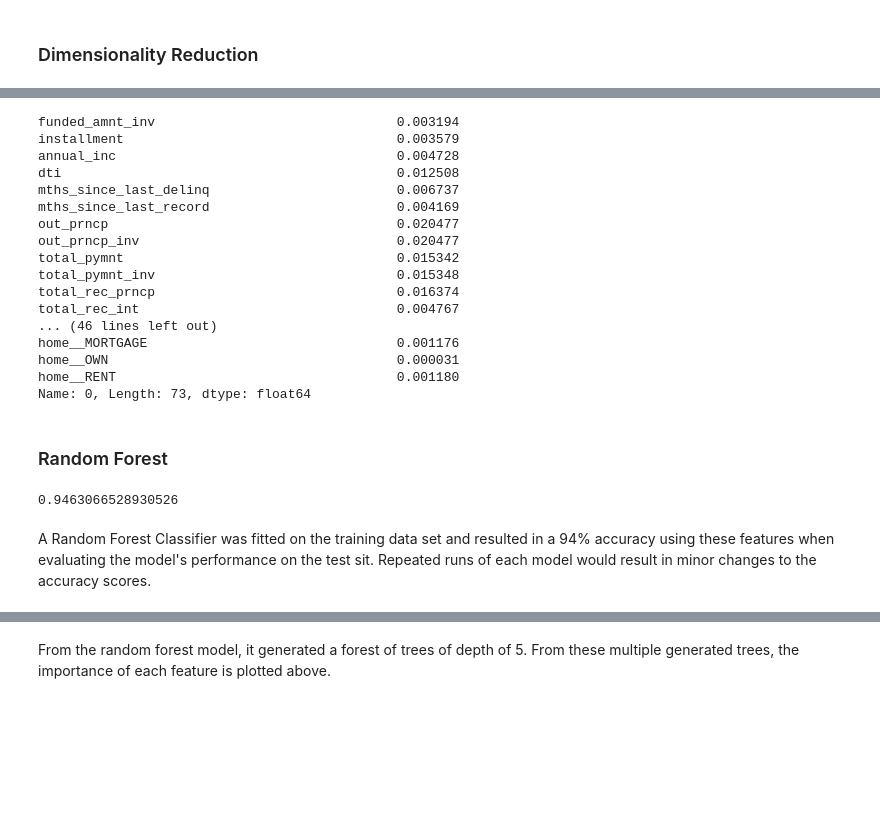
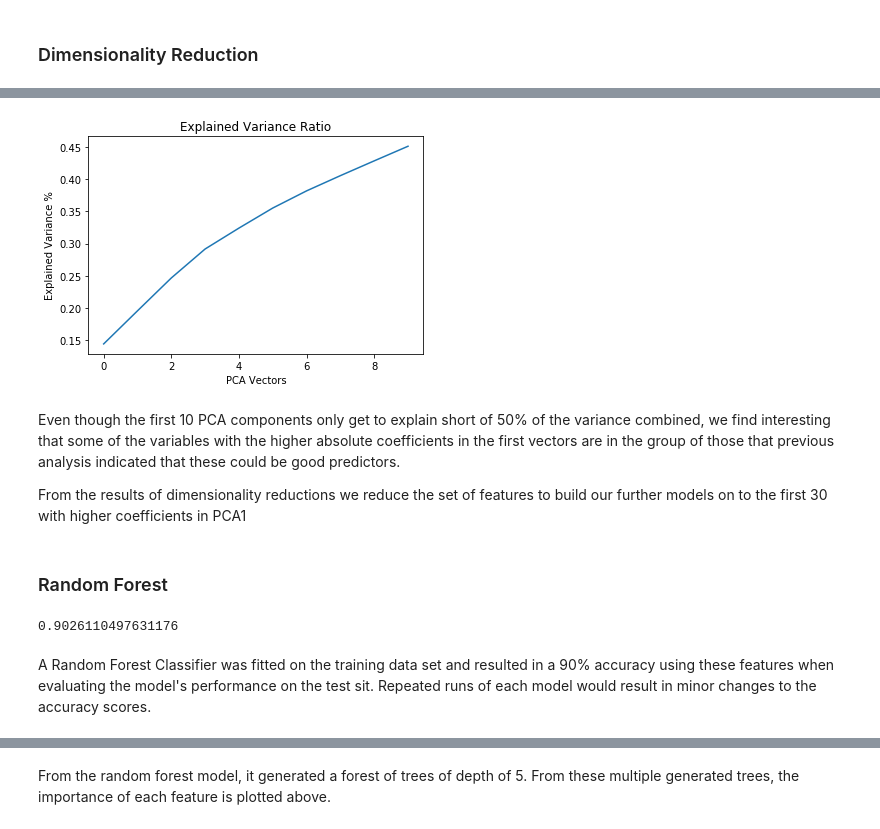
Before and after one commit to nikatpatel/lending-club, a Jupyter notebook: model_and_prediction.ipynb, the cells around one changed output, grey strips where cells are left out. Cells and saved outputs as stored; diff of their text form; code cells hidden in the pictures; blank space fills up the shorter version.

Commit message:
updated model

```diff
--- a/model_and_prediction.ipynb
+++ b/model_and_prediction.ipynb
@@ -163,26 +190,16 @@ plt.legend();
 # %%
 # Create a dataframe with the variables and the absolute values of their coeficients
 PCA_vectors = pd.DataFrame(abs(pca_transformer.components_), columns=x_train.columns)
-
-# Sort variables by their weight in the coefficients of the first PCA vectors
-PCA_vectors.iloc[0]
-# %% [output]
-funded_amnt_inv                               0.003194
-installment                                   0.003579
-annual_inc                                    0.004728
-dti                                           0.012508
-mths_since_last_delinq                        0.006737
-mths_since_last_record                        0.004169
-out_prncp                                     0.020477
-out_prncp_inv                                 0.020477
-total_pymnt                                   0.015342
-total_pymnt_inv                               0.015348
-total_rec_prncp                               0.016374
-total_rec_int                                 0.004767
-... (46 lines left out)
-home__MORTGAGE                                0.001176
-home__OWN                                     0.000031
-home__RENT                                    0.001180
-Name: 0, Length: 73, dtype: float64
+# %%
+plt.plot(np.cumsum(pca_transformer.explained_variance_ratio_))
+plt.xlabel("PCA Vectors")
+plt.ylabel("Explained Variance %")
+plt.title("Explained Variance Ratio");
+# %% [output]
+[figure, added]
+# %% [markdown]
+Even though the first 10 PCA components only get to explain short of 50% of the variance combined, we find interesting that some of the variables with the higher absolute coefficients in the first vectors are in the group of those that previous analysis indicated that these could be good predictors.
+
+From the results of dimensionality reductions we reduce the set of features to build our further models on to the first 30 with higher coefficients in PCA1
 # %% [markdown]
 ### Random Forest
@@ -189,10 +213,10 @@ Name: 0, Length: 73, dtype: float64
 # %%
-rf = RandomForestClassifier(n_estimators=25, max_depth=5).fit(x_train,y_train)
-rf.score(x_test,y_test)
+rf = RandomForestClassifier(n_estimators=25, max_depth=5).fit(x_train_subset,y_train)
+rf.score(x_test_subset,y_test)
 # %% [output]
-0.9463066528930526
+0.9026110497631176
 # %% [markdown]
-A Random Forest Classifier was fitted on the training data set and resulted in a 94% accuracy using these features when evaluating the model's performance on the test sit. Repeated runs of each model would result in minor changes to the accuracy scores.
+A Random Forest Classifier was fitted on the training data set and resulted in a 90% accuracy using these features when evaluating the model's performance on the test sit. Repeated runs of each model would result in minor changes to the accuracy scores.
 # %%
 rf_feature_importance = rf.feature_importances_
 # %%
```
Also changed, not shown: parts of 12 cells of this notebook, 1 other file.
